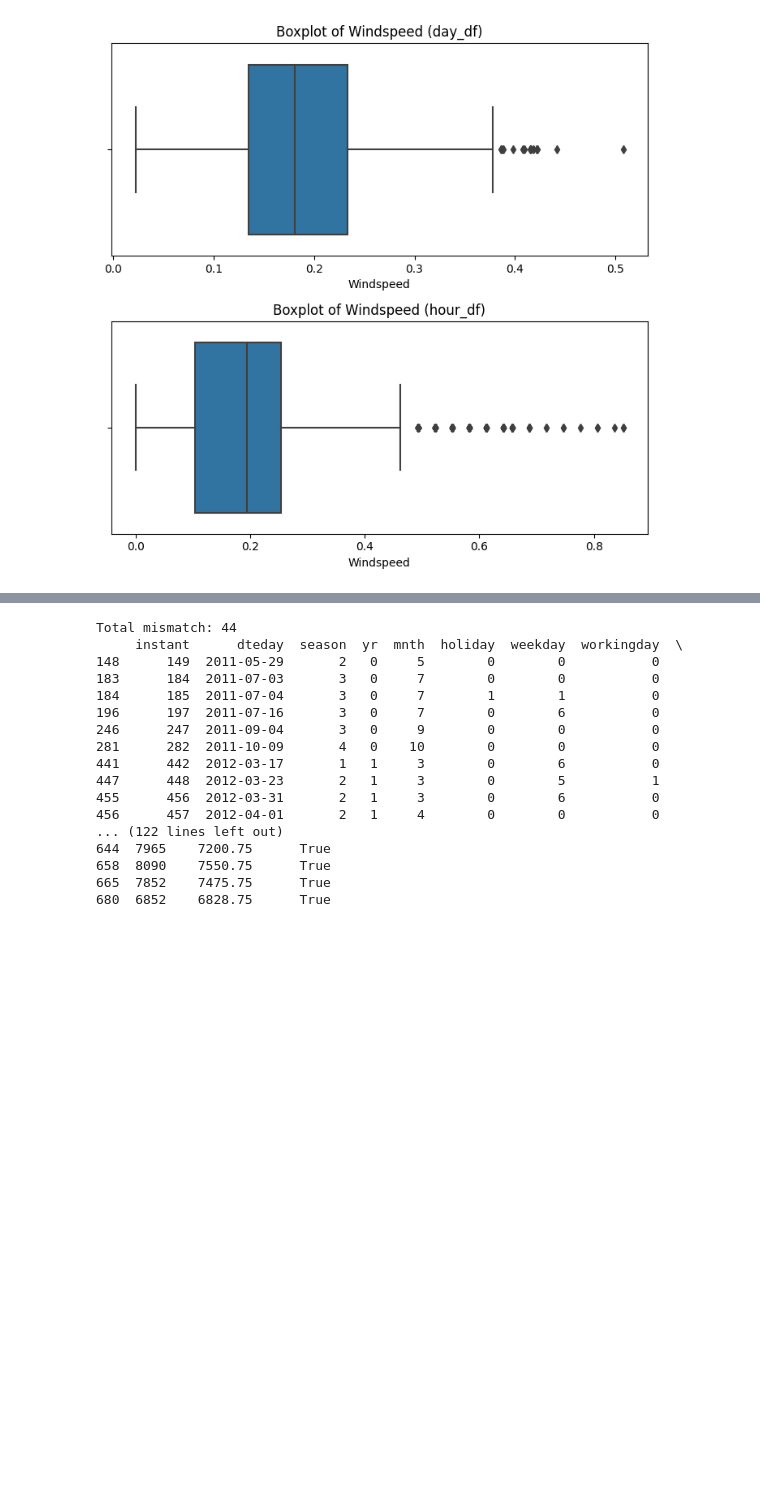
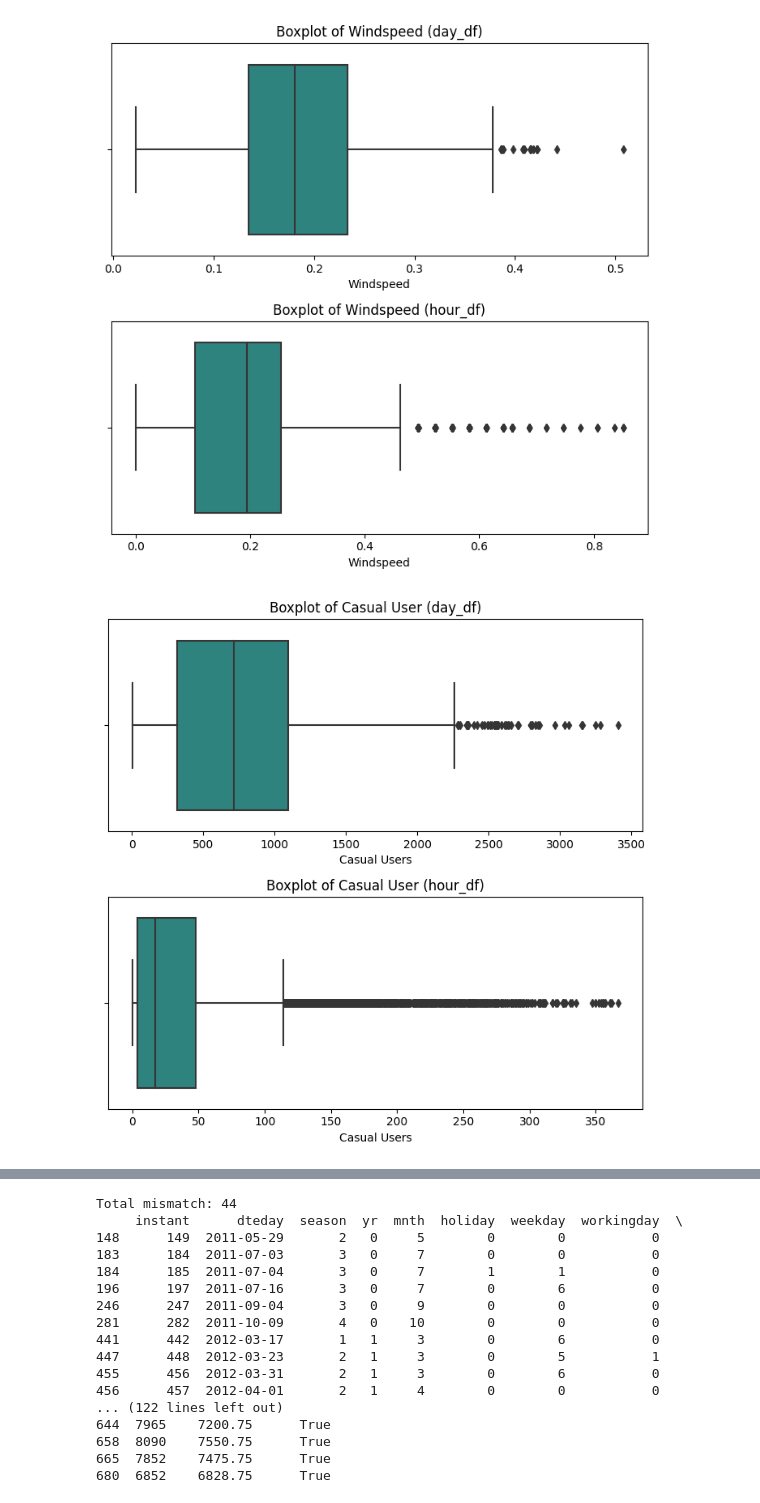
Before and after one commit to Maoelan/bike-sharing-data-analysis, a Jupyter notebook: Proyek_Analisis_Data.ipynb, the cells around one changed output, grey strips where cells are left out. Saved outputs shown, nothing was run; the diff lists cells and outputs as text; code cells hidden in the pictures; blank space fills up the shorter version.

```diff
--- a/Proyek_Analisis_Data.ipynb
+++ b/Proyek_Analisis_Data.ipynb
@@ -216,9 +211,10 @@ array([1, 2, 3, 4], dtype=int64)
 # %% [markdown]
 check windspeed outlier
 # %%
-def plot_boxplot(data, title, ax):
-    sns.boxplot(x=data['windspeed'], ax=ax)
+def plot_boxplot(data, column, title, xlabel, ax, palette='viridis'):
+    sns.boxplot(x=data[column], ax=ax, palette=palette)
     ax.set_title(title)
-    ax.set_xlabel('Windspeed')
+    ax.set_xlabel(xlabel)
+    ax.set_ylabel('')
 # %%
 fig, axes = plt.subplots(2, 1, figsize=(7, 7))
@@ -228,3 +224,11 @@ plt.tight_layout()
 plt.show()
 # %% [output]
 [figure]
+# %%
+fig, axes = plt.subplots(2, 1, figsize=(7, 7))
+plot_boxplot(day_df, 'casual', 'Boxplot of Casual User (day_df)', 'Casual Users', axes[0])
+plot_boxplot(hour_df, 'casual', 'Boxplot of Casual User (hour_df)', 'Casual Users', axes[1])
+plt.tight_layout()
+plt.show()
+# %% [output]
+[figure, added]
```
Also changed, not shown: parts of 32 cells of this notebook.
